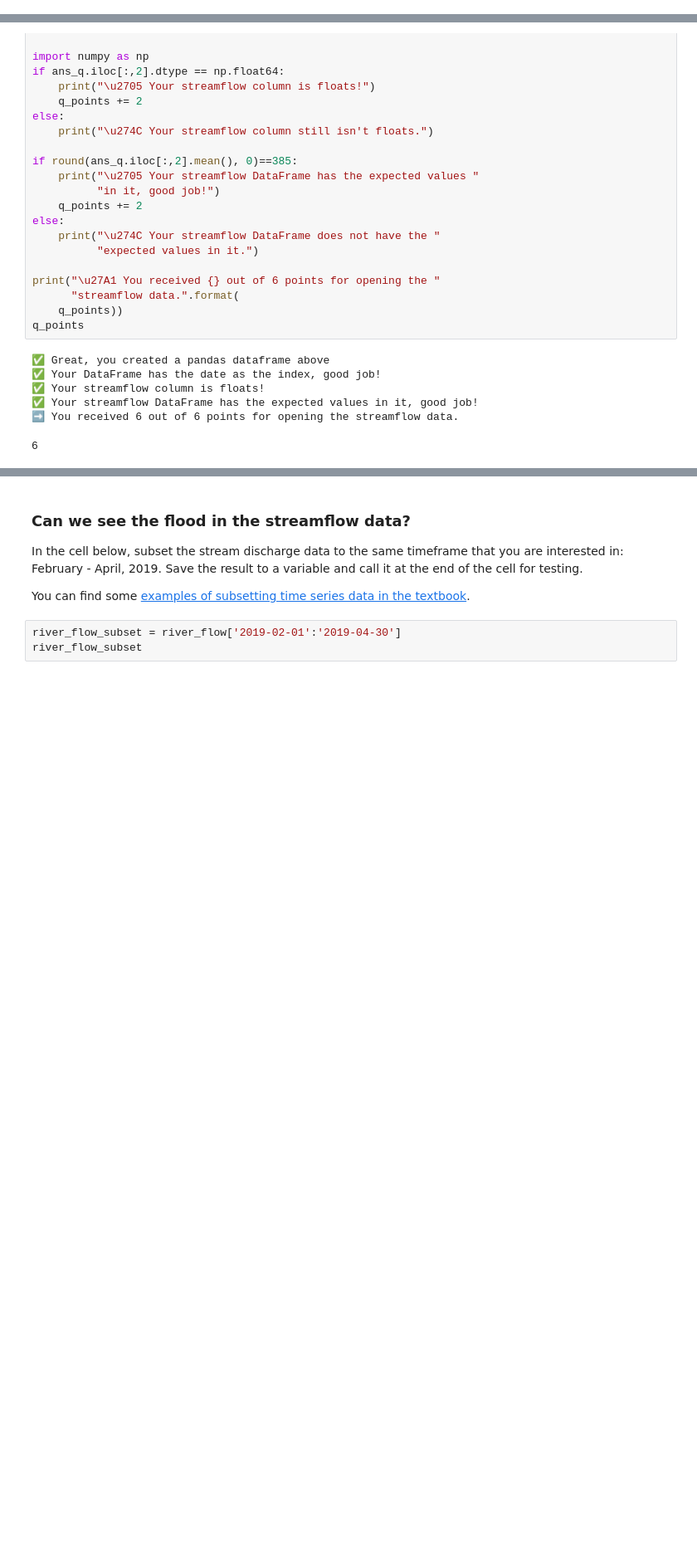
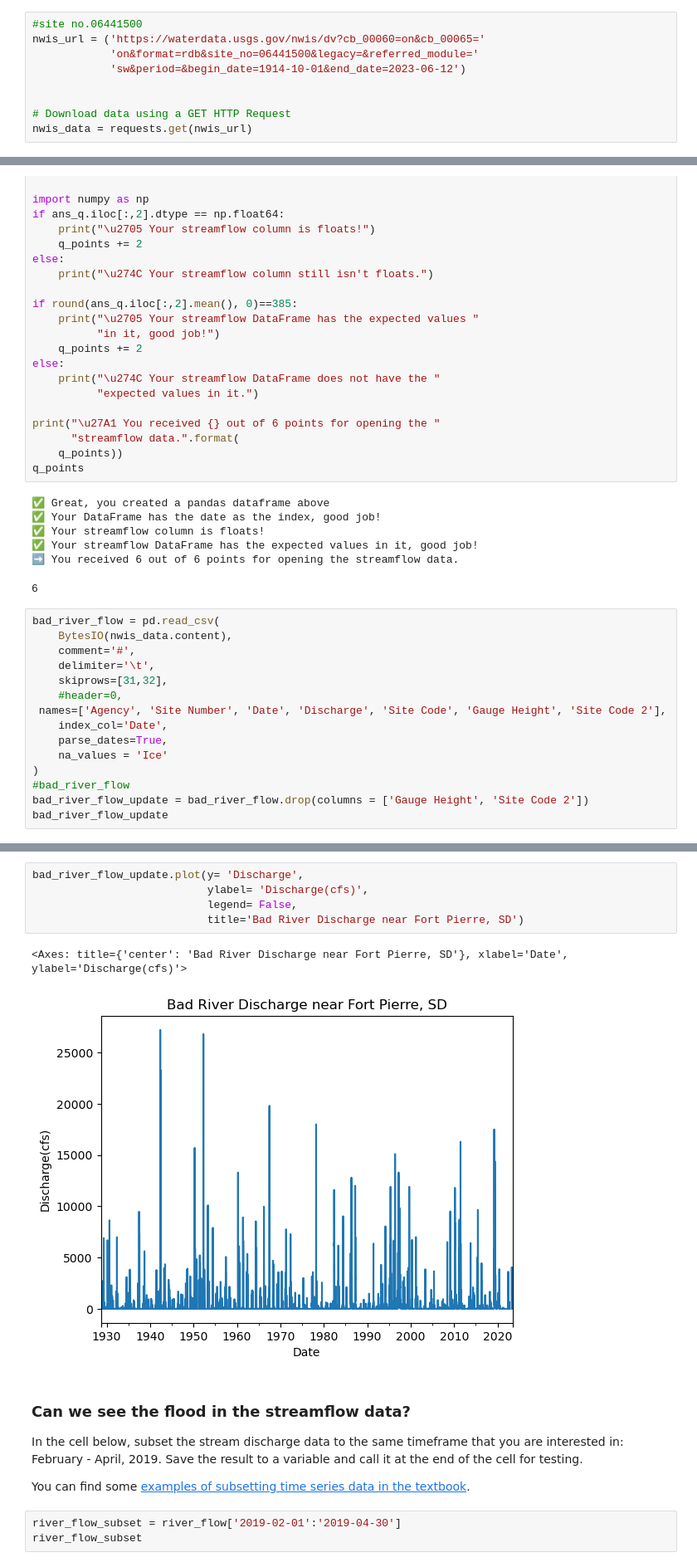
Before and after one commit to Haak0/time-series-data-Haak0, a Jupyter notebook: stars-02-time-series.ipynb, the cells around one changed output, grey strips where cells are left out. Shown: that part at 83% size. Cells and saved outputs as stored; diff of their text form; blank space fills up the shorter version.

```diff
--- a/stars-02-time-series.ipynb
+++ b/stars-02-time-series.ipynb
@@ -209,6 +228,15 @@ nwis_url = ('https://waterdata.usgs.gov/nwis/dv?cb_00060=on&cb_00065='
 
 # Download data using a GET HTTP Request
 nwis_data = requests.get(nwis_url)
+# %%
+#site no.06441500
+nwis_url = ('https://waterdata.usgs.gov/nwis/dv?cb_00060=on&cb_00065='
+            'on&format=rdb&site_no=06441500&legacy=&referred_module='
+            'sw&period=&begin_date=1914-10-01&end_date=2023-06-12')
+
+
+# Download data using a GET HTTP Request
+nwis_data = requests.get(nwis_url)
 # %%
 ans_req = _
 req_pts = 0
@@ -470,3 +533,18 @@ q_points
 ✅ Your streamflow DataFrame has the expected values in it, good job!
 ➡ You received 6 out of 6 points for opening the streamflow data.
 6
+# %%
+bad_river_flow = pd.read_csv(
+    BytesIO(nwis_data.content),
+    comment='#',
+    delimiter='\t',
+    skiprows=[31,32],
+    #header=0,
+ names=['Agency', 'Site Number', 'Date', 'Discharge', 'Site Code', 'Gauge Height', 'Site Code 2'],
+    index_col='Date',
+    parse_dates=True,
+    na_values = 'Ice'
+)
+#bad_river_flow
+bad_river_flow_update = bad_river_flow.drop(columns = ['Gauge Height', 'Site Code 2'])
+bad_river_flow_update
@@ -473,3 +566,11 @@ q_points
+# %%
+bad_river_flow_update.plot(y= 'Discharge',
+                           ylabel= 'Discharge(cfs)',
+                           legend= False,
+                           title='Bad River Discharge near Fort Pierre, SD')
+# %% [output]
+<Axes: title={'center': 'Bad River Discharge near Fort Pierre, SD'}, xlabel='Date', ylabel='Discharge(cfs)'>
+[figure, added]
 # %% [markdown]
 ### Can we see the flood in the streamflow data?
 
```
Also changed, not shown: parts of 18 cells of this notebook.
